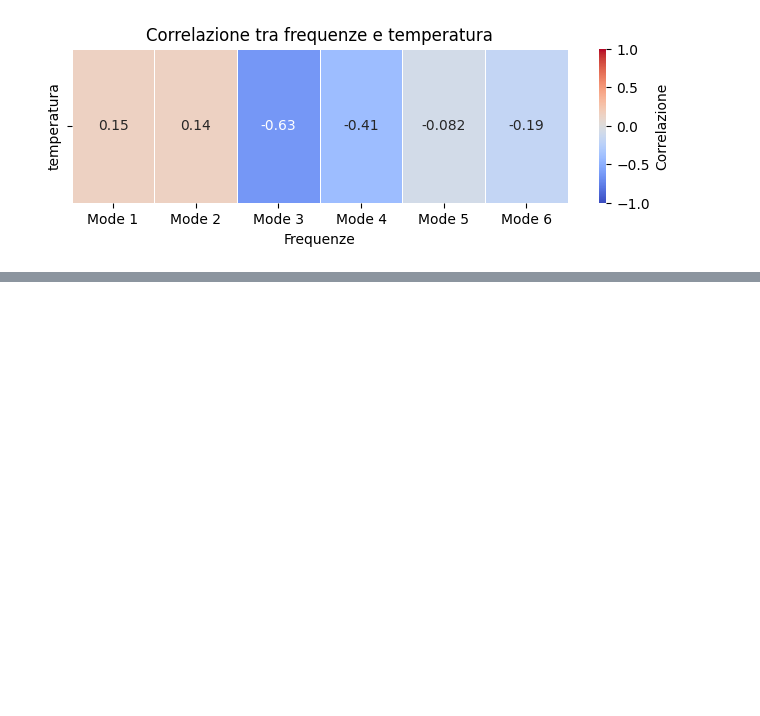
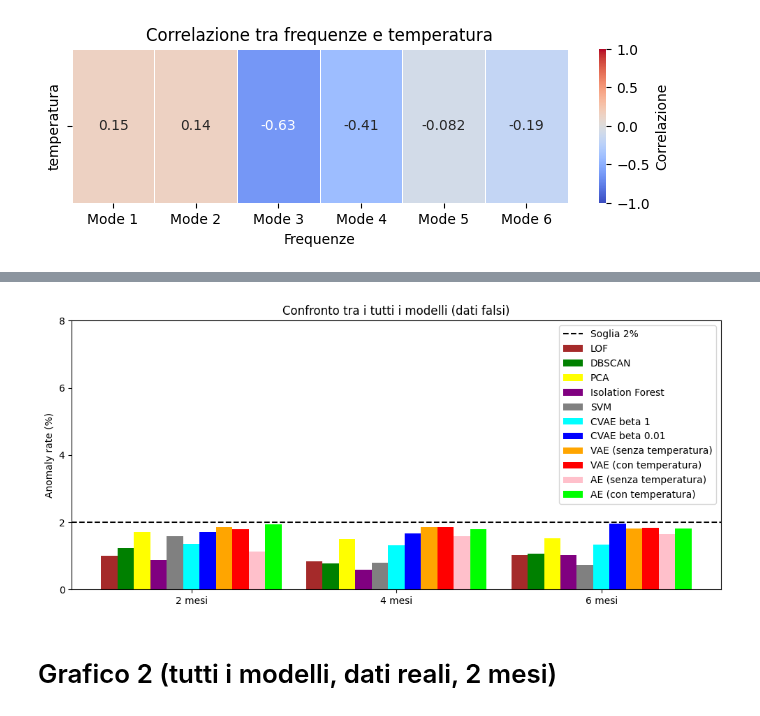
Before and after one commit to RickyF404/Tesi, a Jupyter notebook: Graphs.ipynb, the cells around one changed output, grey strips where cells are left out. Cells and saved outputs as stored; diff of their text form; code cells hidden in the pictures; blank space fills up the shorter version.

```diff
--- a/Graphs.ipynb
+++ b/Graphs.ipynb
@@ -94,0 +214,50 @@ plt.show()
+# %%
+cvae_ridotto_fake = CVAE_beta_001_fake[CVAE_beta_001_fake["window_size"] != 1]
+cvae_beta_1_ridotto_fake = CVAE_beta_1_fake[CVAE_beta_1_fake["window_size"] != 1]
+VAE_no_temp_ridotto_fake = VAE_no_temp_fake[VAE_no_temp_fake["window_size"] != 1]
+VAE_temp_ridotto_fake = VAE_temp_fake[VAE_temp_fake["window_size"] != 1]
+AE_no_temp_ridotto_fake = AE_no_temp_fake[AE_no_temp_fake["window_size"] != 1]
+AE_temp_ridotto_fake = AE_temp_fake[AE_temp_fake["window_size"] != 1]
+
+fake_mean_LOF = LOF_fake.groupby("window_size")["anomaly"].mean()
+fake_mean_DBSCAN = DBSCAN_fake.groupby("window_size")["anomaly"].mean()
+fake_mean_PCA = PCA_fake.groupby("window_size")["anomaly"].mean()
+fake_mean_IF = IF_fake.groupby("window_size")["anomaly"].mean()
+fake_mean_SVM = SVM_fake.groupby("window_size")["anomaly"].mean()
+
+fake_mean_CVAE_beta_001 = cvae_ridotto_fake.groupby("window_size")["anomaly"].mean()
+fake_mean_CVAE_beta_1 = cvae_beta_1_ridotto_fake.groupby("window_size")["anomaly"].mean()
+fake_mean_VAE_no_temp = VAE_no_temp_ridotto_fake.groupby("window_size")["anomaly"].mean()
+fake_mean_VAE_temp = VAE_temp_ridotto_fake.groupby("window_size")["anomaly"].mean()
+fake_mean_AE_no_temp = AE_no_temp_ridotto_fake.groupby("window_size")["anomaly"].mean()
+fake_mean_AE_temp = AE_temp_ridotto_fake.groupby("window_size")["anomaly"].mean()
+# %%
+labels = ["2 mesi", "4 mesi", "6 mesi"]
+x = np.arange(len(labels))
+y = np.arange(0, 10, step=2)
+fig, ax = plt.subplots(figsize=(12, 5))
+w = 0.08
+ax.bar(x-5*w, fake_mean_LOF.values*100, width=w, color="brown", label="LOF")
+ax.bar(x-4*w, fake_mean_DBSCAN.values*100, width=w, color="green", label="DBSCAN")
+ax.bar(x-3*w, fake_mean_PCA.values*100, width=w, color="yellow", label="PCA")
+ax.bar(x-2*w, fake_mean_IF.values*100, width=w, color="purple", label="Isolation Forest")
+ax.bar(x-w, fake_mean_SVM.values*100, width=w, color="gray", label="SVM")
+ax.bar(x, fake_mean_CVAE_beta_1.values*100, width=w, color="aqua", label="CVAE beta 1")
+ax.bar(x+w, fake_mean_CVAE_beta_001.values*100, width=w, color="blue", label="CVAE beta 0.01")
+ax.bar(x+2*w, fake_mean_VAE_no_temp.values*100, width=w, color="orange", label="VAE (senza temperatura)")
+ax.bar(x+3*w, fake_mean_VAE_temp.values*100, width=w, color="red", label="VAE (con temperatura)")
+ax.bar(x+4*w, fake_mean_AE_no_temp.values*100, width=w, color="pink", label="AE (senza temperatura)")
+ax.bar(x+5*w, fake_mean_AE_temp.values*100, width=w, color="lime", label="AE (con temperatura)")
+
+ax.axhline(2, color="black", linestyle="--", label="Soglia 2%")
+ax.set_xticks(x)
+ax.set_xticklabels(labels)
+ax.set_yticks(y)
+ax.set_ylabel("Anomaly rate (%)")
+plt.title("Confronto tra i tutti i modelli (dati falsi)")
+plt.legend()
+plt.show()
+# %% [output]
+[figure, added]
+# %% [markdown]
+# Grafico 2 (tutti i modelli, dati reali, 2 mesi)
```
Also changed, not shown: parts of 29 cells of this notebook.
